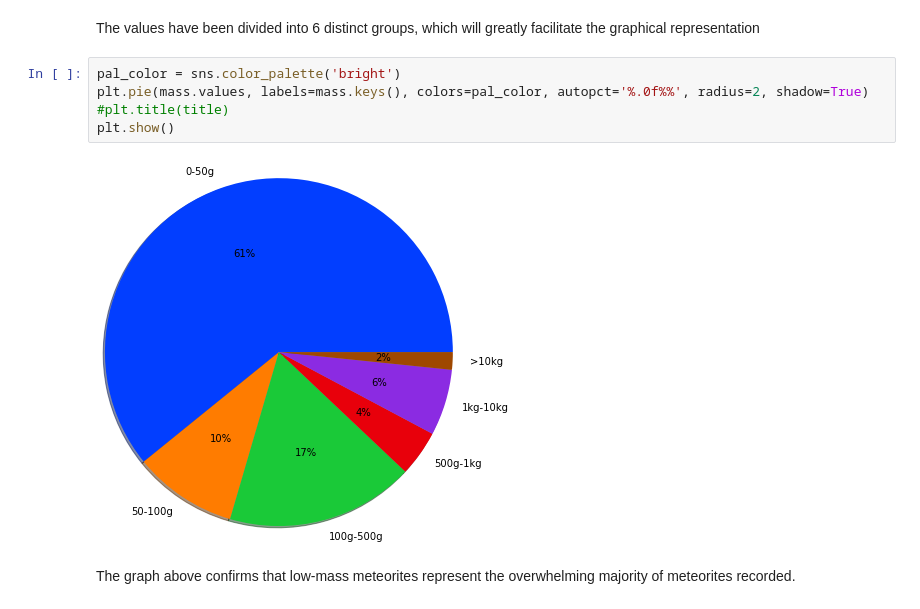
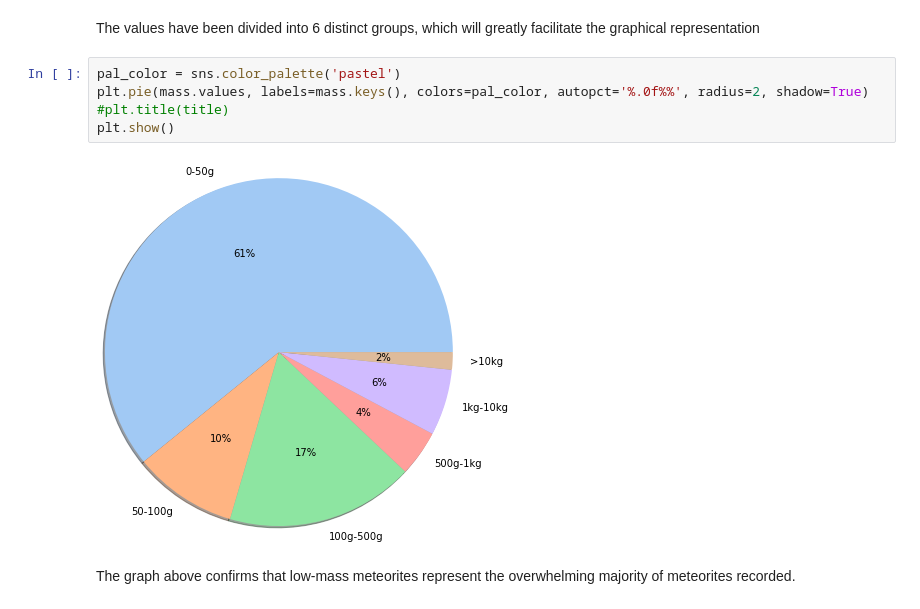
Before and after one commit to Kartmaan/Meteorite_landings, a Jupyter notebook: meteorite_landings.ipynb, the cells around one changed output. Drawn from its saved outputs; the diff is of its cells as text.

```diff
--- a/meteorite_landings.ipynb
+++ b/meteorite_landings.ipynb
@@ -422,12 +422,12 @@ dtype: int64
 # %% [markdown]
 The values have been divided into 6 distinct groups, which will greatly facilitate the graphical representation
 # %%
-pal_color = sns.color_palette('bright')
+pal_color = sns.color_palette('pastel')
 plt.pie(mass.values, labels=mass.keys(), colors=pal_color, autopct='%.0f%%', radius=2, shadow=True)
 #plt.title(title)
 plt.show()
 # %% [output]
-[figure, old version]
+[figure, new version]
 # %% [markdown]
 The graph above confirms that low-mass meteorites represent the overwhelming majority of meteorites recorded.
 # %% [markdown]
```
Also changed, not shown: parts of 3 cells of this notebook.
